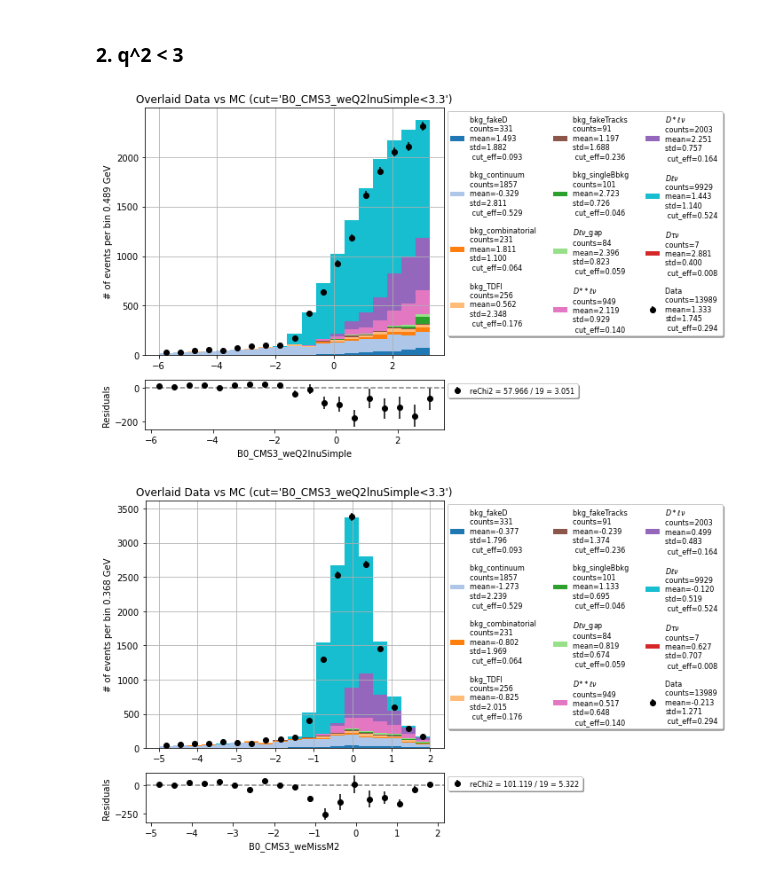
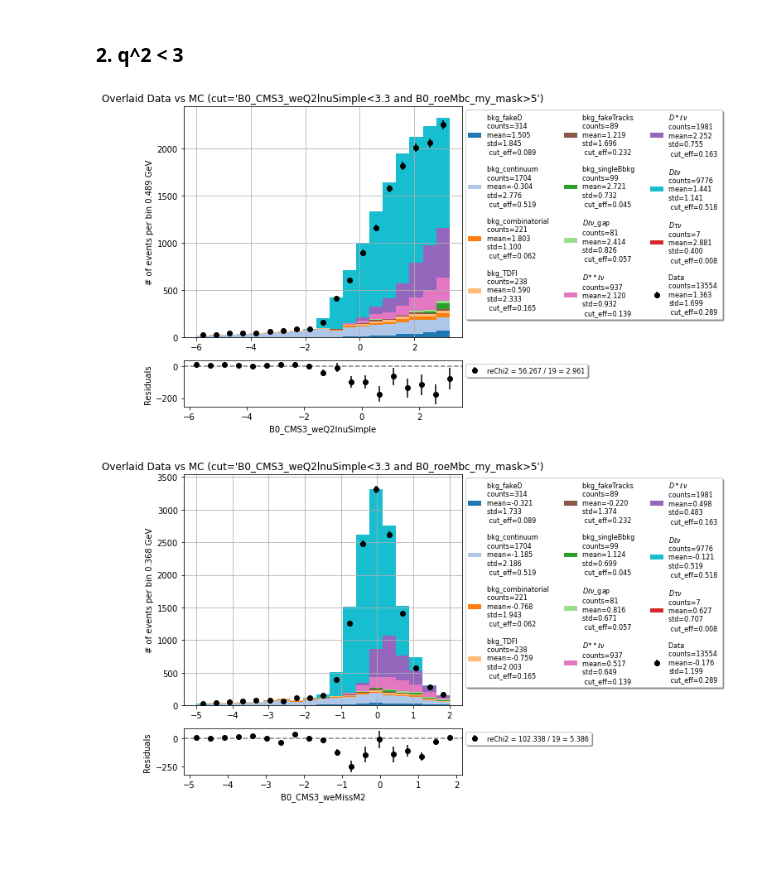
Before and after one commit to zjkjsd/inclusive_R_D, a Jupyter notebook: Notebooks/Plotting/2_PlotNtuple_control.ipynb, the cells around one changed output. Cells and saved outputs as stored; diff of their text form; code cells hidden in the pictures; blank space fills up the shorter version.

```diff
--- a/Notebooks/Plotting/2_PlotNtuple_control.ipynb
+++ b/Notebooks/Plotting/2_PlotNtuple_control.ipynb
@@ -110,21 +102,22 @@ a,b=mpl.plot_data_mc_stacked(variable='p_D_l',bins=b2,ratio=False,
 # %%
 # showing the fake D and sidebands in D_M
 b1 = np.linspace(-6,3.3,20)
 data_hist_all, mc_hist_all = mpl.plot_data_mc_stacked(
-    variable='B0_CMS3_weQ2lnuSimple',bins=b1,cut='B0_CMS3_weQ2lnuSimple<3.3',scale=[1,187/200],
+    variable='B0_CMS3_weQ2lnuSimple',bins=b1,
+    cut='B0_CMS3_weQ2lnuSimple<3.3 and B0_roeMbc_my_mask>5',
     correction=False,mask=[],figsize=(10,6),ratio=False,
-                                legend_nc=3, legend_fs=8)
+    scale=[1,187/200],legend_nc=3, legend_fs=8)
 # %% [output]
-[figure, old version]
+[figure, new version]
 # %%
 # signal
 b1 = np.linspace(-5,2,20)
 a,b=mpl.plot_data_mc_stacked(variable='B0_CMS3_weMissM2',bins=b1,figsize=(10,6),
-                          cut='B0_CMS3_weQ2lnuSimple<3.3',
+                          cut='B0_CMS3_weQ2lnuSimple<3.3 and B0_roeMbc_my_mask>5',
                           scale=[1,187/200],correction=False,mask=[],ratio=False,
                                                       legend_nc=3, legend_fs=8)
 # %% [output]
-[figure, old version]
+[figure, new version]
 # %%
 # signal
 b2 = np.linspace(0.2,4.8,20)
```
Also changed, not shown: parts of 5 cells of this notebook, 8 other files.
